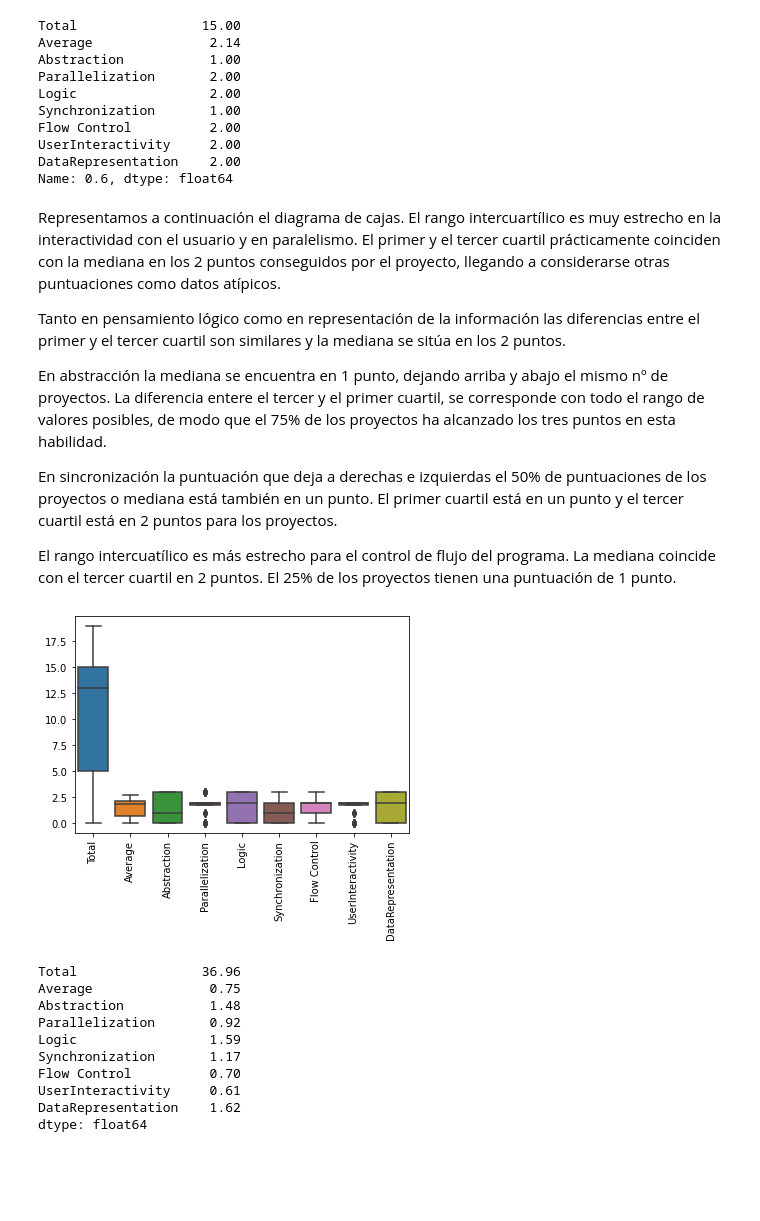
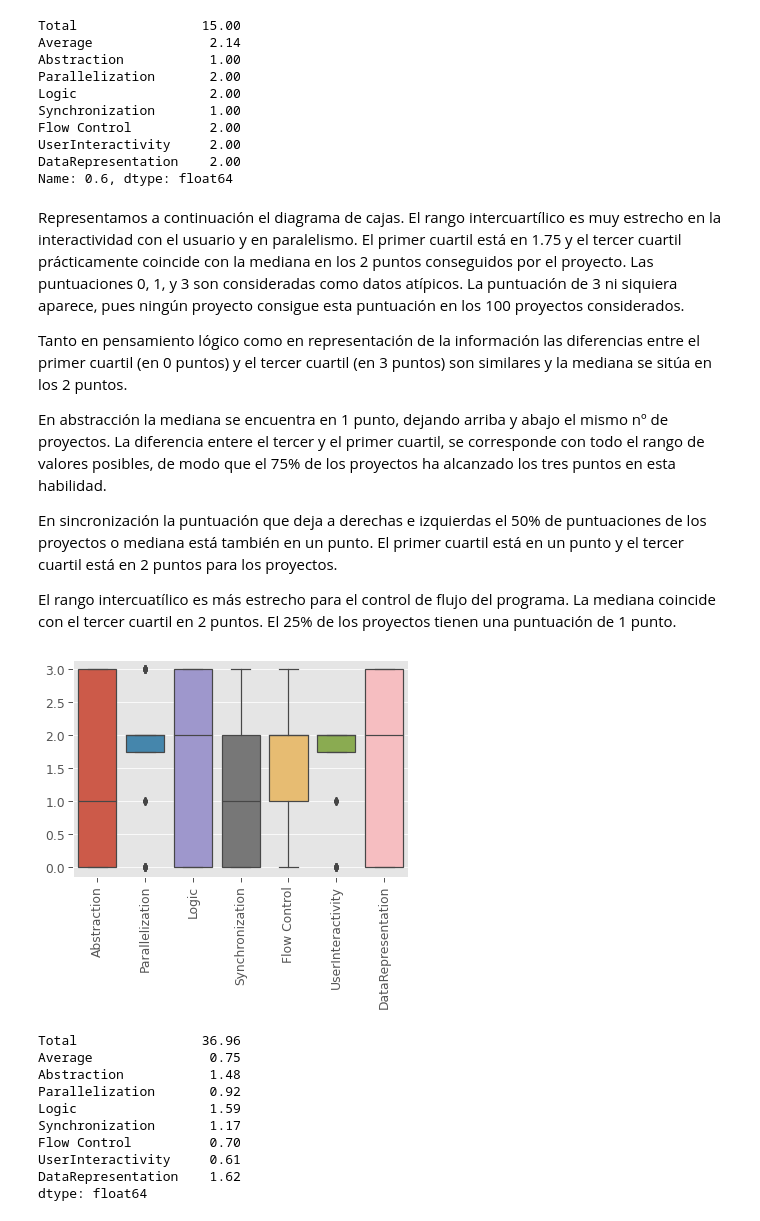
Before and after one commit to rcruiz/pruebaCT, a Jupyter notebook: Analisis.ipynb, the cells around one changed output. Saved outputs shown, nothing was run; the diff lists cells and outputs as text; code cells hidden in the pictures; blank space fills up the shorter version.

```diff
--- a/Analisis.ipynb
+++ b/Analisis.ipynb
@@ -482,9 +493,9 @@ UserInteractivity     2.00
 DataRepresentation    2.00
 Name: 0.6, dtype: float64
 # %% [markdown]
-Representamos a continuación el diagrama de cajas. El rango intercuartílico es muy estrecho en la interactividad con el usuario y en paralelismo. El primer y el tercer cuartil prácticamente coinciden con la mediana en los 2 puntos conseguidos por el proyecto, llegando a considerarse otras puntuaciones como datos atípicos.
+Representamos a continuación el diagrama de cajas. El rango intercuartílico es muy estrecho en la interactividad con el usuario y en paralelismo. El primer cuartil está en 1.75 y el tercer cuartil prácticamente coincide con la mediana en los 2 puntos conseguidos por el proyecto. Las puntuaciones 0, 1, y 3 son consideradas como datos atípicos. La puntuación de 3 ni siquiera aparece, pues ningún proyecto consigue esta puntuación en los 100 proyectos considerados.
 
-Tanto en pensamiento lógico como en representación de la información las diferencias entre el primer y el tercer cuartil son similares y la mediana se sitúa en los 2 puntos.
+Tanto en pensamiento lógico como en representación de la información las diferencias entre el primer cuartil (en 0 puntos) y el tercer cuartil (en 3 puntos) son similares y la mediana se sitúa en los 2 puntos.
 
 En abstracción la mediana se encuentra en 1 punto, dejando arriba y abajo el mismo nº de proyectos. La diferencia entere el tercer y el primer cuartil, se corresponde con todo el rango de valores posibles, de modo que el 75% de los proyectos ha alcanzado los tres puntos en esta habilidad.
 
@@ -492,10 +503,10 @@ En sincronización la puntuación que deja a derechas e izquierdas el 50% de pun
 
 El rango intercuatílico es más estrecho para el control de flujo del programa. La mediana coincide con el tercer cuartil en 2 puntos. El 25% de los proyectos tienen una puntuación de 1 punto.
 # %%
-sns.boxplot(data=df_analyzer)
+sns.boxplot(data=df_ct)
 plt.xticks(rotation=90);
 # %% [output]
-[figure, old version]
+[figure, new version]
 # %%
 df_analyzer.var()
 # %% [output]
```
Also changed, not shown: parts of 41 cells of this notebook.
